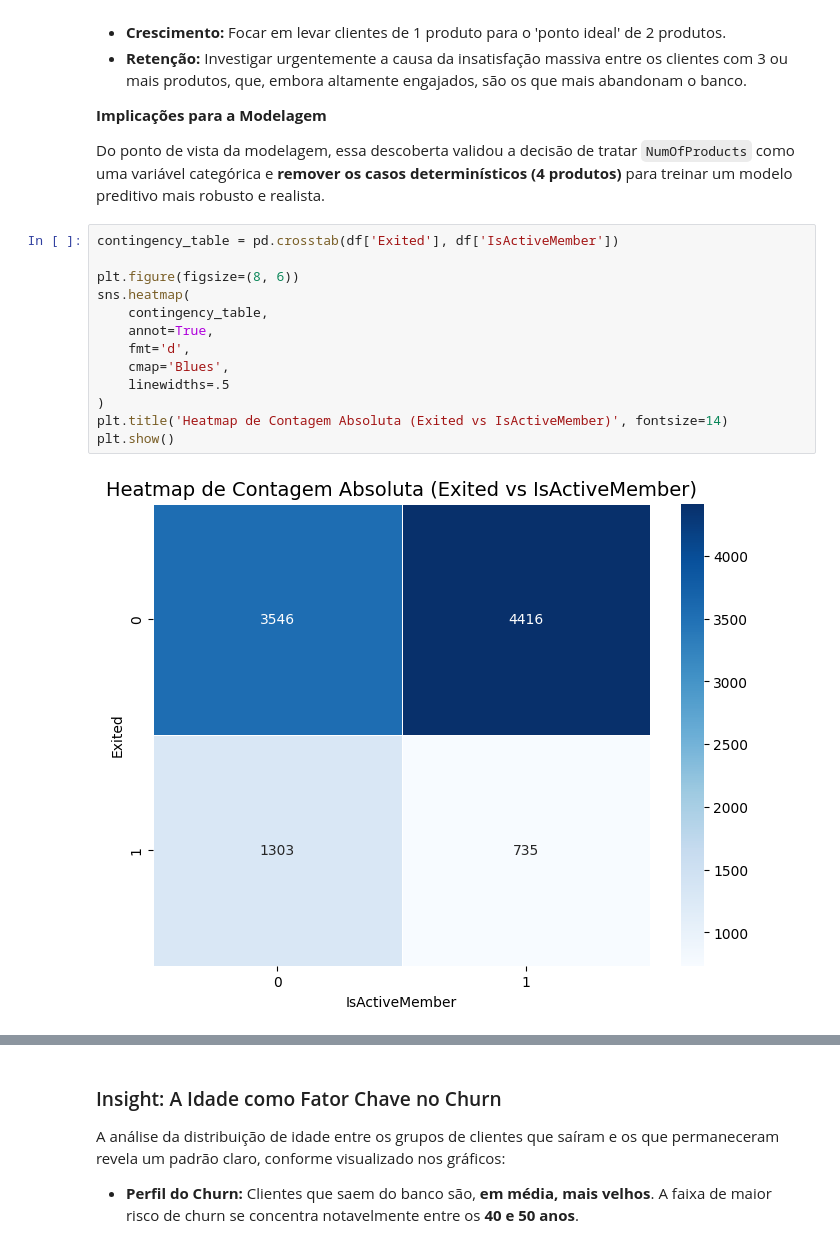
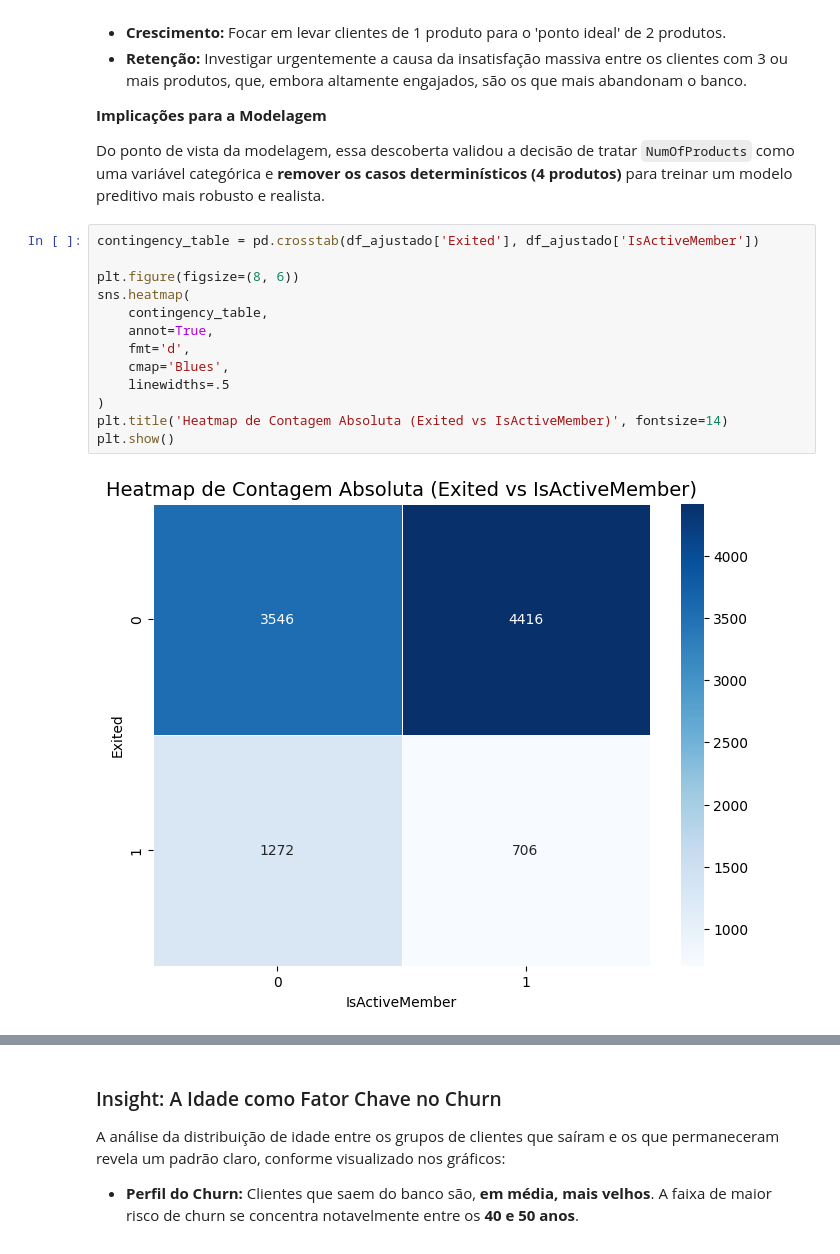
Before and after one commit to Lakand/Tech-Challenge-3, a Jupyter notebook: tech_challenge_3.ipynb, the cells around one changed output, grey strips where cells are left out. Cells and saved outputs as stored; diff of their text form.

```diff
--- a/tech_challenge_3.ipynb
+++ b/tech_challenge_3.ipynb
@@ -340,20 +340,20 @@ Isso revela duas oportunidades estratégicas claras:
 
 Do ponto de vista da modelagem, essa descoberta validou a decisão de tratar `NumOfProducts` como uma variável categórica e **remover os casos determinísticos (4 produtos)** para treinar um modelo preditivo mais robusto e realista.
 # %%
-contingency_table = pd.crosstab(df['Exited'], df['IsActiveMember'])
+contingency_table = pd.crosstab(df_ajustado['Exited'], df_ajustado['IsActiveMember'])
 
 plt.figure(figsize=(8, 6))
 sns.heatmap(
     contingency_table,
     annot=True,
     fmt='d',
     cmap='Blues',
     linewidths=.5
 )
 plt.title('Heatmap de Contagem Absoluta (Exited vs IsActiveMember)', fontsize=14)
 plt.show()
 # %% [output]
-[figure, old version]
+[figure, new version]
 # %% [markdown]
 ### Insight: Engajamento do Cliente como Fator Decisivo para Retenção
 
```
Also changed, not shown: parts of 12 cells of this notebook, 1 other file.
